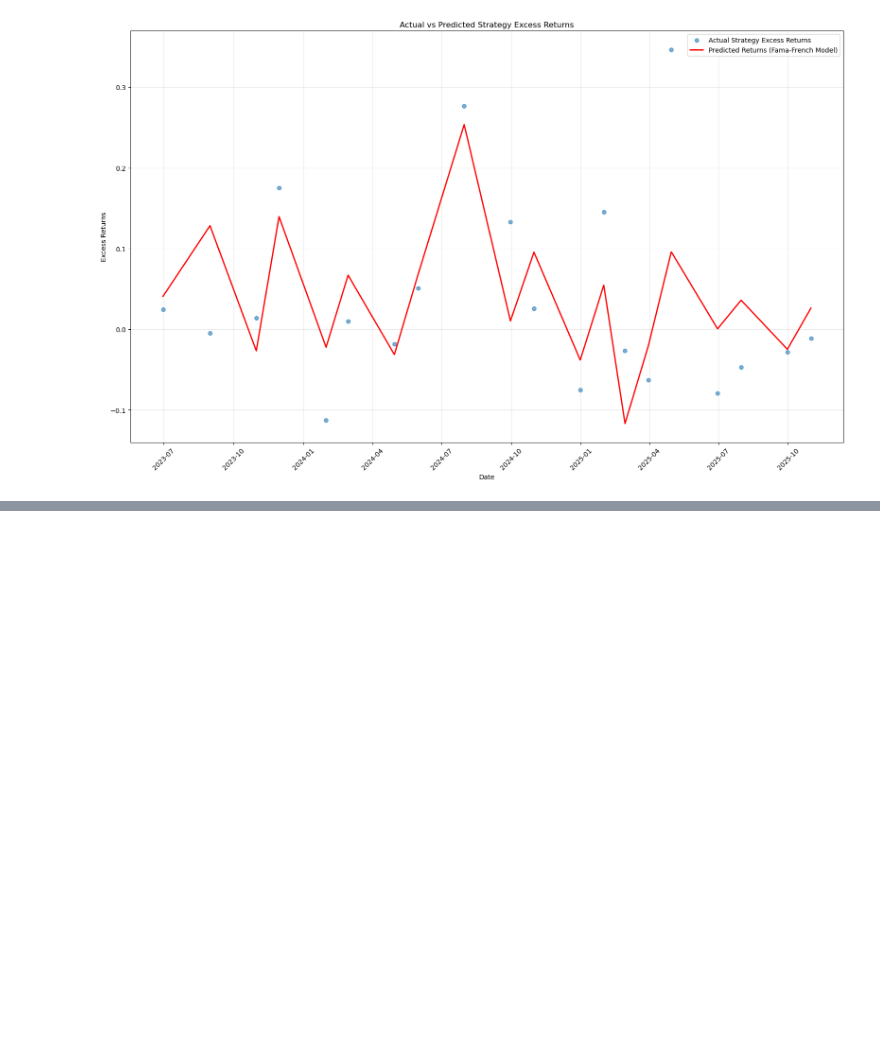
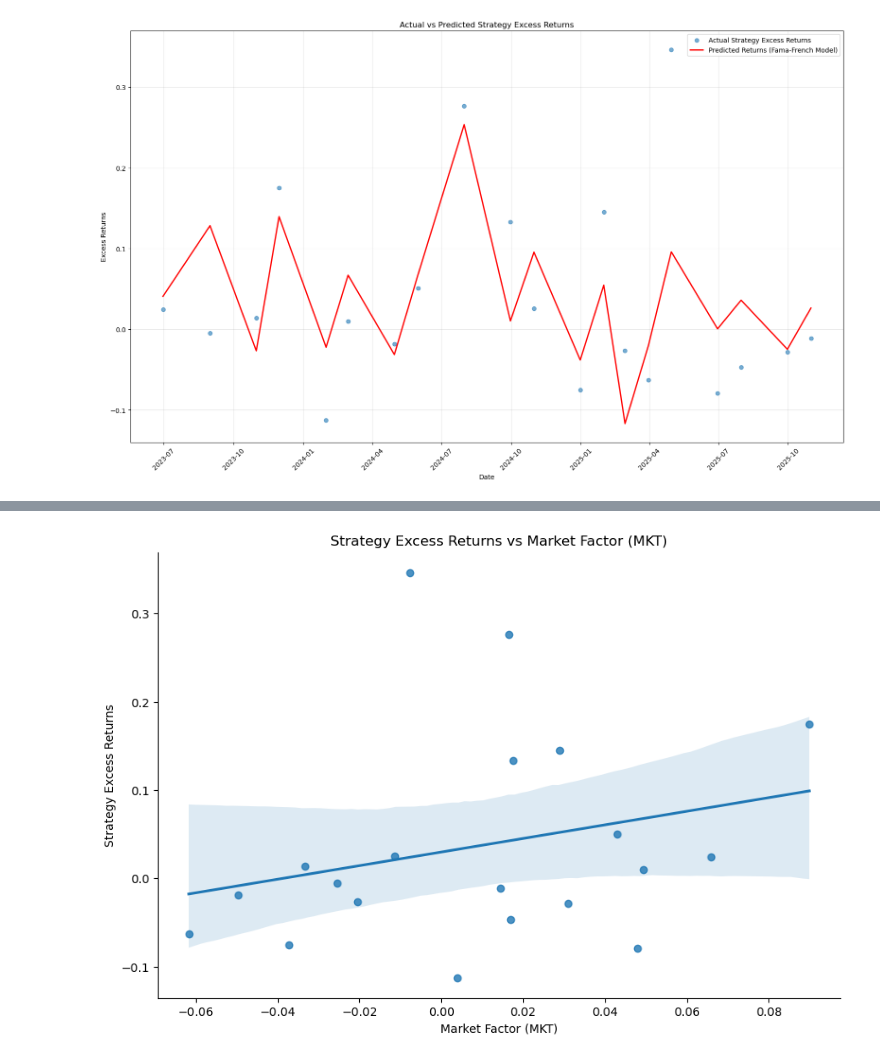
Before and after one commit to scimmione1/prop_trading_results_from_2023, a Jupyter notebook: 06_Strategy_vs_Fama-French Data.ipynb, the cells around one changed output, grey strips where cells are left out. Cells and saved outputs as stored; diff of their text form; code cells hidden in the pictures; blank space fills up the shorter version.

```diff
--- a/06_Strategy_vs_Fama-French Data.ipynb
+++ b/06_Strategy_vs_Fama-French Data.ipynb
@@ -457,6 +472,15 @@ Covariance Type:                   nonrobust
 
 Notes:
 [1] Standard Errors assume that the covariance matrix of the errors is correctly specified.
+# %%
+# Scatter Regression Plot: Strategy excess returns vs MKT Fama-French factor
+sns.lmplot(data=model_data, x='MKT', y='excess_returns_strategies', height=6, aspect=1.5)
+plt.title('Strategy Excess Returns vs Market Factor (MKT)')
+plt.xlabel('Market Factor (MKT)')
+plt.ylabel('Strategy Excess Returns')
+plt.show()
+# %% [output]
+[figure, added]
 # %%
 # Fama-French 4-Factor Model
 mod = smf.ols('excess_returns_strategies ~ MKT + HML + SMB + UMD', model_data)
```
Also changed, not shown: parts of 7 cells of this notebook.
